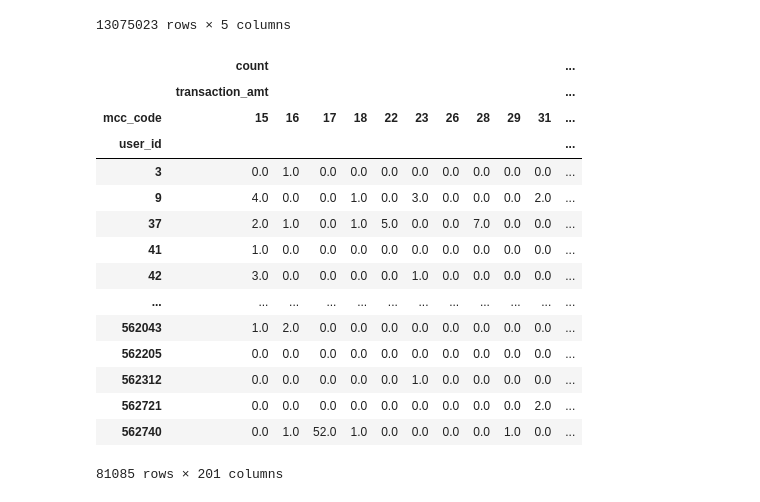
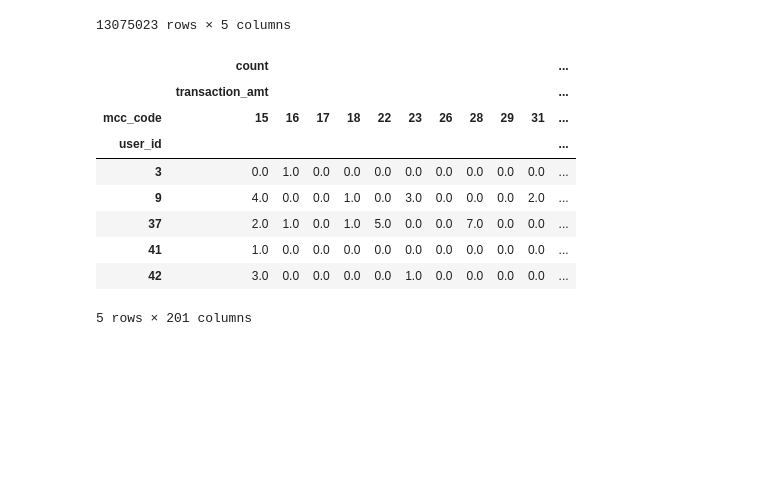
Before and after one commit to krell11/customer_churn_prediction, a Jupyter notebook: notebooks/churn_prediction.ipynb, the cells around one changed output. Saved outputs shown, nothing was run; the diff lists cells and outputs as text; code cells hidden in the pictures; blank space fills up the shorter version.

```diff
--- a/notebooks/churn_prediction.ipynb
+++ b/notebooks/churn_prediction.ipynb
@@ -156,21 +182,15 @@ codes_table = transactions[transactions.mcc_code.isin(filtered_codes)].pivot_tab
     aggfunc=["count", "median", "sum"]
 ).fillna(0)
 # %%
-codes_table
+codes_table.head()
 # %% [output]
 |  | count |  |  |  |  |  |  |  |  |  | ... |
 |  | transaction_amt |  |  |  |  |  |  |  |  |  | ... |
 | mcc_code | 15 | 16 | 17 | 18 | 22 | 23 | 26 | 28 | 29 | 31 | ... |
 | user_id |  |  |  |  |  |  |  |  |  |  | ... |
 | 3 | 0.0 | 1.0 | 0.0 | 0.0 | 0.0 | 0.0 | 0.0 | 0.0 | 0.0 | 0.0 | ... |
 | 9 | 4.0 | 0.0 | 0.0 | 1.0 | 0.0 | 3.0 | 0.0 | 0.0 | 0.0 | 2.0 | ... |
 | 37 | 2.0 | 1.0 | 0.0 | 1.0 | 5.0 | 0.0 | 0.0 | 7.0 | 0.0 | 0.0 | ... |
 | 41 | 1.0 | 0.0 | 0.0 | 0.0 | 0.0 | 0.0 | 0.0 | 0.0 | 0.0 | 0.0 | ... |
 | 42 | 3.0 | 0.0 | 0.0 | 0.0 | 0.0 | 1.0 | 0.0 | 0.0 | 0.0 | 0.0 | ... |
-| ... | ... | ... | ... | ... | ... | ... | ... | ... | ... | ... | ... |
-| 562043 | 1.0 | 2.0 | 0.0 | 0.0 | 0.0 | 0.0 | 0.0 | 0.0 | 0.0 | 0.0 | ... |
-| 562205 | 0.0 | 0.0 | 0.0 | 0.0 | 0.0 | 0.0 | 0.0 | 0.0 | 0.0 | 0.0 | ... |
-| 562312 | 0.0 | 0.0 | 0.0 | 0.0 | 0.0 | 1.0 | 0.0 | 0.0 | 0.0 | 0.0 | ... |
-| 562721 | 0.0 | 0.0 | 0.0 | 0.0 | 0.0 | 0.0 | 0.0 | 0.0 | 0.0 | 2.0 | ... |
-| 562740 | 0.0 | 1.0 | 52.0 | 1.0 | 0.0 | 0.0 | 0.0 | 0.0 | 1.0 | 0.0 | ... |
-81085 rows × 201 columns
+5 rows × 201 columns
```
Also changed, not shown: parts of 27 cells of this notebook.
